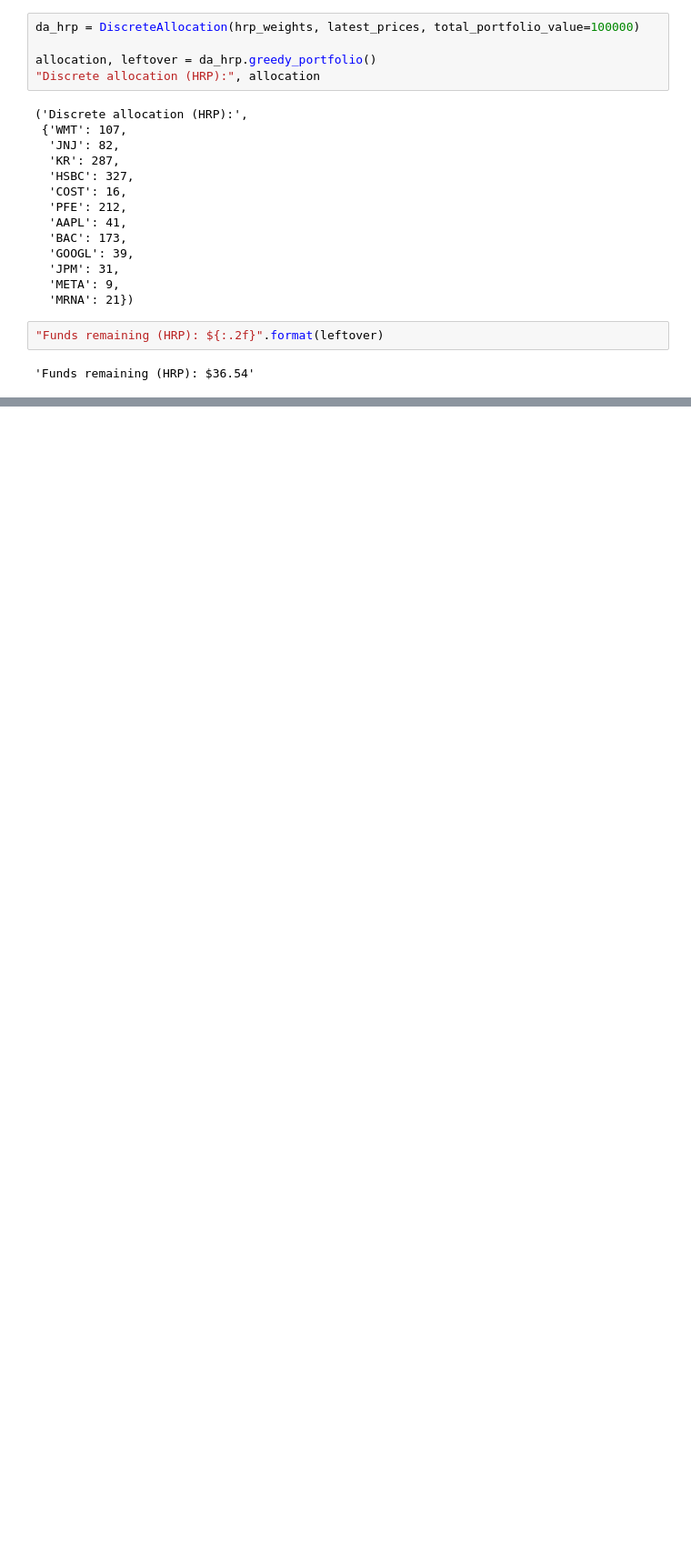
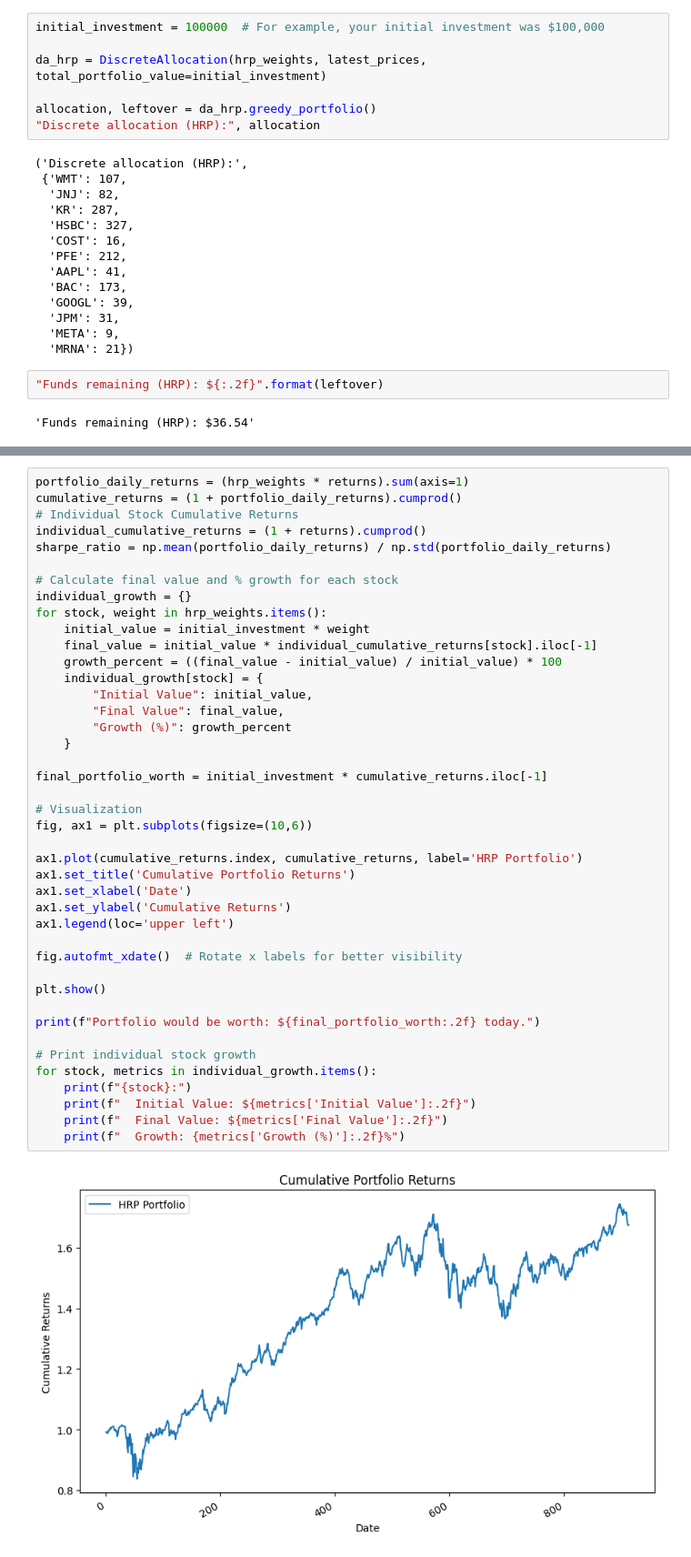
Before and after one commit to AryanLangeh02/portfolio-optimizer, a Jupyter notebook: other_methods.ipynb, the cells around one changed output, grey strips where cells are left out. Shown at 91% size. Drawn from its saved outputs; the diff is of its cells as text; blank space fills up the shorter version.

Commit message:
added logging to for hrp returns

```diff
--- a/other_methods.ipynb
+++ b/other_methods.ipynb
@@ -217,5 +212,7 @@ Sharpe Ratio: 0.75
 # %%
-da_hrp = DiscreteAllocation(hrp_weights, latest_prices, total_portfolio_value=100000)
+initial_investment = 100000  # For example, your initial investment was $100,000
+
+da_hrp = DiscreteAllocation(hrp_weights, latest_prices, total_portfolio_value=initial_investment)
 
 allocation, leftover = da_hrp.greedy_portfolio()
 "Discrete allocation (HRP):", allocation
@@ -239,0 +239,44 @@ allocation, leftover = da_hrp.greedy_portfolio()
+# %%
+portfolio_daily_returns = (hrp_weights * returns).sum(axis=1)
+cumulative_returns = (1 + portfolio_daily_returns).cumprod()
+# Individual Stock Cumulative Returns
+individual_cumulative_returns = (1 + returns).cumprod()
+sharpe_ratio = np.mean(portfolio_daily_returns) / np.std(portfolio_daily_returns)
+
+# Calculate final value and % growth for each stock
+individual_growth = {}
+for stock, weight in hrp_weights.items():
+    initial_value = initial_investment * weight
+    final_value = initial_value * individual_cumulative_returns[stock].iloc[-1]
+    growth_percent = ((final_value - initial_value) / initial_value) * 100
+    individual_growth[stock] = {
+        "Initial Value": initial_value,
+        "Final Value": final_value,
+        "Growth (%)": growth_percent
+    }
+
+final_portfolio_worth = initial_investment * cumulative_returns.iloc[-1]
+
+# Visualization
+fig, ax1 = plt.subplots(figsize=(10,6))
+
+ax1.plot(cumulative_returns.index, cumulative_returns, label='HRP Portfolio')
+ax1.set_title('Cumulative Portfolio Returns')
+ax1.set_xlabel('Date')
+ax1.set_ylabel('Cumulative Returns')
+ax1.legend(loc='upper left')
+
+fig.autofmt_xdate()  # Rotate x labels for better visibility
+
+plt.show()
+
+print(f"Portfolio would be worth: ${final_portfolio_worth:.2f} today.")
+
+# Print individual stock growth
+for stock, metrics in individual_growth.items():
+    print(f"{stock}:")
+    print(f"  Initial Value: ${metrics['Initial Value']:.2f}")
+    print(f"  Final Value: ${metrics['Final Value']:.2f}")
+    print(f"  Growth: {metrics['Growth (%)']:.2f}%")
+# %% [output]
+[figure, added]
```
Also changed, not shown: parts of 10 cells of this notebook, 1 other file.
